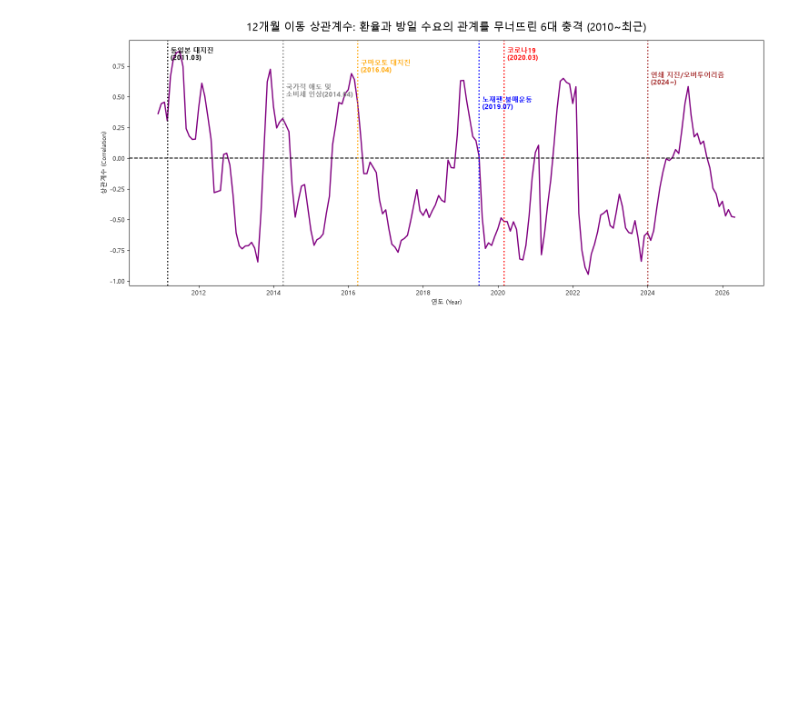
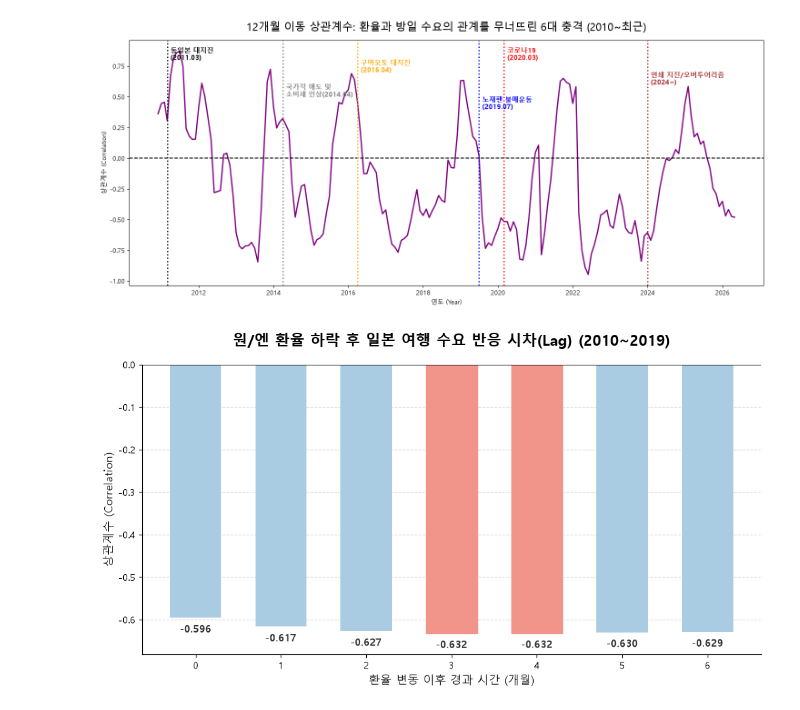
Before and after one commit to mustiolla/japan-travel-analysis, a Jupyter notebook: analysis.ipynb, the cells around one changed output. Drawn from its saved outputs; the diff is of its cells as text; code cells hidden in the pictures; blank space fills up the shorter version.

```diff
--- a/analysis.ipynb
+++ b/analysis.ipynb
@@ -467,3 +467,51 @@ plt.savefig('images/07_rolling_corr_with_new_events.png')
 plt.show()
 # %% [output]
 [figure]
+# %%
+import pandas as pd
+import matplotlib.pyplot as plt
+
+# 1. 코로나 이전(2010~2019년) 데이터 필터링 및 상관계수 계산
+df_lag = df_clean[df_clean['Date'] < '2020-01-01'].copy()
+lags = range(0, 7)
+correlations = []
+
+for lag in lags:
+    shifted_exchange = df_lag['Exchange_Rate'].shift(lag)
+    corr = df_lag['Visitors'].corr(shifted_exchange)
+    correlations.append(corr)
+
+# 2. 세련된 그래프 도화지 설정
+plt.rc('font', family='Malgun Gothic')
+plt.rcParams['axes.unicode_minus'] = False
+fig, ax = plt.subplots(figsize=(10, 5.5))
+ax.grid(axis='y', linestyle='--', alpha=0.5, zorder=0)
+
+# 3. 기본 막대 그래프 그리기 (파스텔 블루)
+bars = ax.bar(lags, correlations, color='#A9CCE3', edgecolor='none', zorder=3, width=0.6)
+
+# ★ 핵심: 소수점 셋째 자리까지 비교하여 최저점(들)을 모두 찾아 코랄색으로 강조 ★
+min_val_rounded = round(min(correlations), 3)
+for i, bar in enumerate(bars):
+    if round(correlations[i], 3) == min_val_rounded:
+        bar.set_color('#F1948A')
+
+# 4. 레이아웃 정리 및 테두리 제거
+ax.spines['top'].set_visible(False)
+ax.spines['right'].set_visible(False)
+ax.axhline(0, color='black', linewidth=1.2, zorder=4)
+ax.set_ylim(min(correlations) - 0.05, 0)
+
+# 5. 수치 텍스트 표시
+for i, v in enumerate(correlations):
+    ax.text(i, v - 0.015, f"{v:.3f}", ha='center', va='top', fontsize=11, fontweight='bold', color='#333333')
+
+plt.title('원/엔 환율 하락 후 일본 여행 수요 반응 시차(Lag) (2010~2019)', fontsize=16, pad=20, fontweight='bold')
+plt.xlabel('환율 변동 이후 경과 시간 (개월)', fontsize=12)
+plt.ylabel('상관계수 (Correlation)', fontsize=12)
+
+plt.tight_layout()
+plt.savefig('images/08_lag_correlation_updated.png')
+plt.show()
+# %% [output]
+[figure, added]
```
Also changed, not shown: 5 other files.
